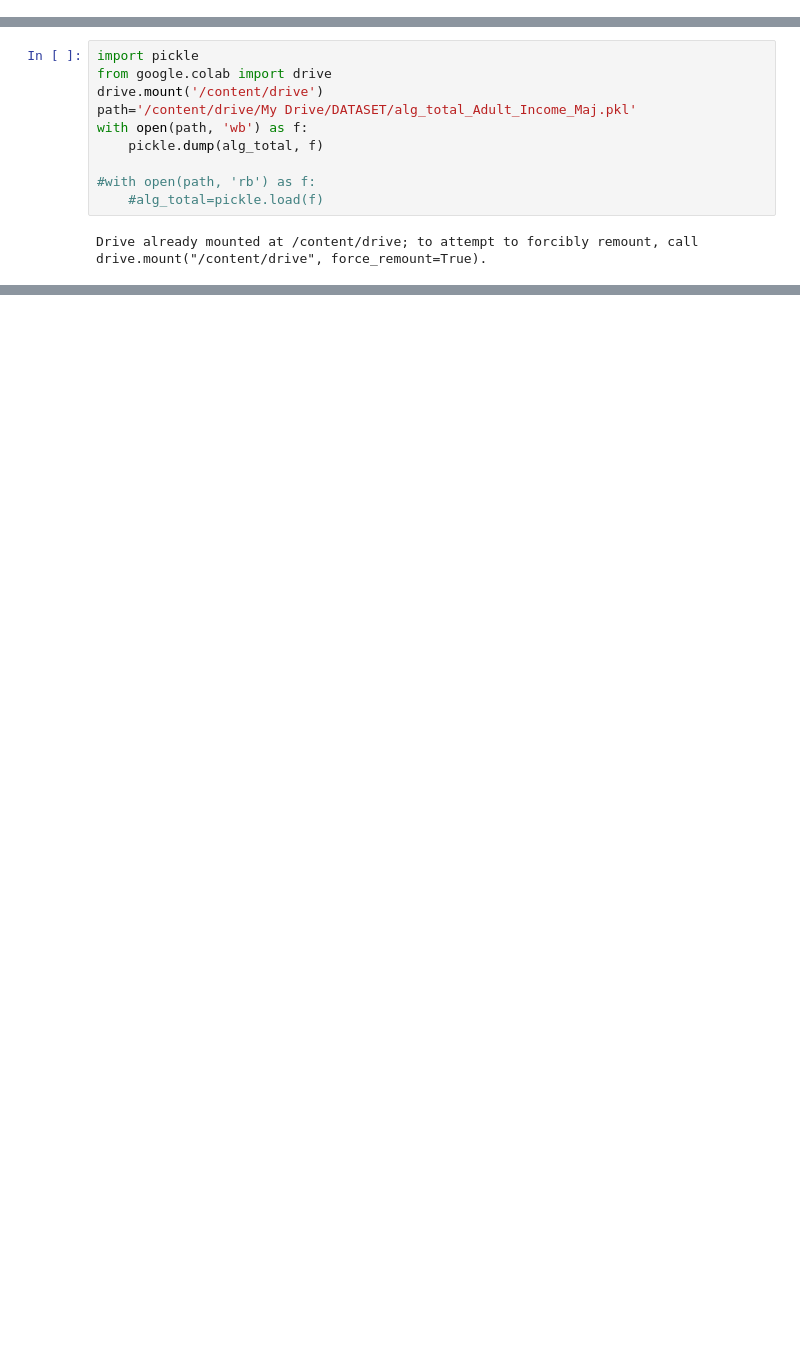
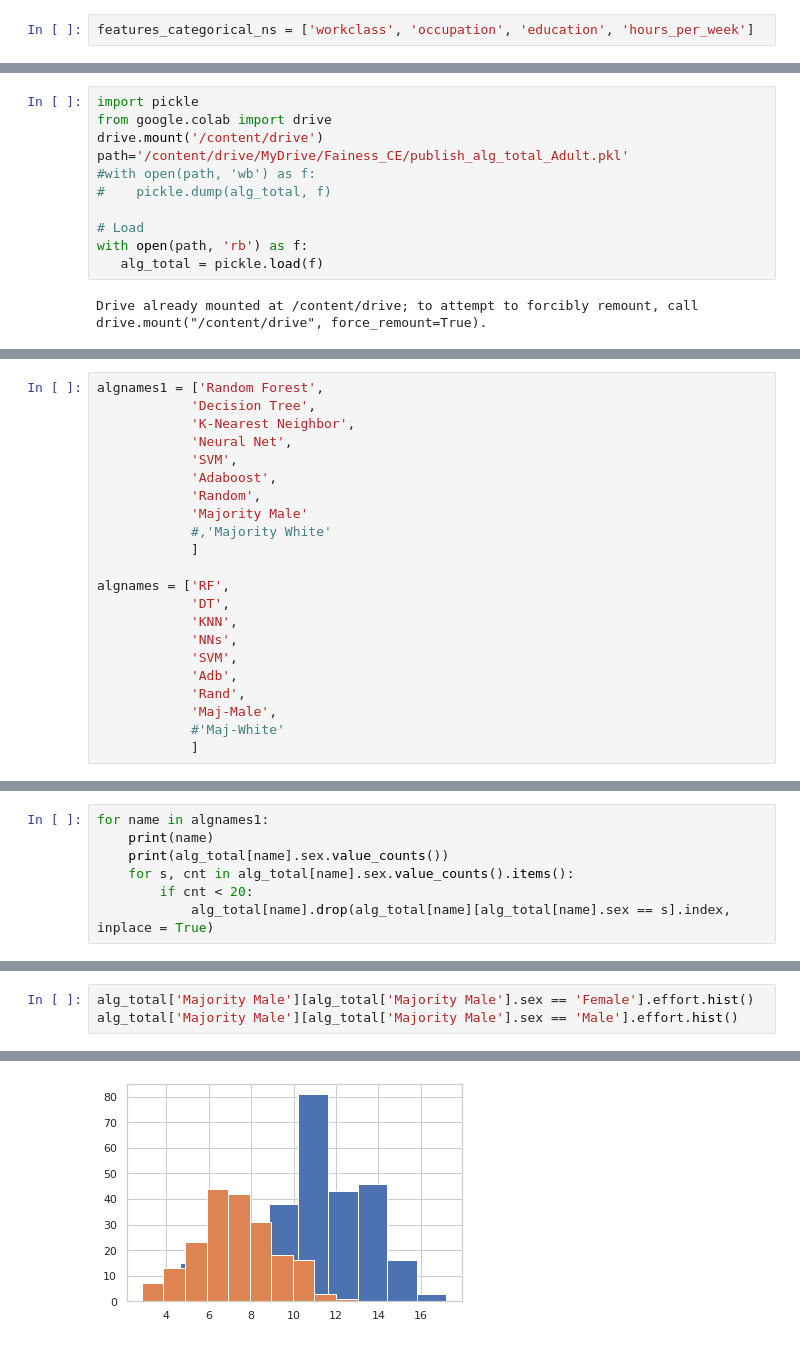
Before and after one commit to meysamvarasteh92/Fairness_Auditing_CEs, a Jupyter notebook: adults_CF_prediction.ipynb, the cells around one changed output, grey strips where cells are left out. Cells and saved outputs as stored; diff of their text form; blank space fills up the shorter version.

```diff
--- a/adults_CF_prediction.ipynb
+++ b/adults_CF_prediction.ipynb
@@ -692 +559,3 @@ counterfactuals_exp_o['Random Forest']
+# %%
+features_categorical_ns = ['workclass', 'occupation', 'education', 'hours_per_week']
 # %%
@@ -823,11 +738,12 @@ alg_total
 import pickle
 from google.colab import drive
 drive.mount('/content/drive')
-path='/content/drive/My Drive/DATASET/alg_total_Adult_Income_Maj.pkl'
-with open(path, 'wb') as f:
-    pickle.dump(alg_total, f)
+path='/content/drive/MyDrive/Fainess_CE/publish_alg_total_Adult.pkl'
+#with open(path, 'wb') as f:
+#    pickle.dump(alg_total, f)
 
-#with open(path, 'rb') as f:
-    #alg_total=pickle.load(f)
+# Load
+with open(path, 'rb') as f:
+   alg_total = pickle.load(f)
 # %% [output]
 Drive already mounted at /content/drive; to attempt to forcibly remount, call drive.mount("/content/drive", force_remount=True).
@@ -995,0 +758,22 @@ Majority White Other 14.5
+# %%
+algnames1 = ['Random Forest',
+            'Decision Tree',
+            'K-Nearest Neighbor',
+            'Neural Net',
+            'SVM',
+            'Adaboost',
+            'Random',
+            'Majority Male'
+            #,'Majority White'
+            ]
+
+algnames = ['RF',
+            'DT',
+            'KNN',
+            'NNs',
+            'SVM',
+            'Adb',
+            'Rand',
+            'Maj-Male',
+            #'Maj-White'
+            ]
@@ -995,0 +784,7 @@ Majority White Other 14.5
+# %%
+for name in algnames1:
+    print(name)
+    print(alg_total[name].sex.value_counts())
+    for s, cnt in alg_total[name].sex.value_counts().items():
+        if cnt < 20:
+            alg_total[name].drop(alg_total[name][alg_total[name].sex == s].index, inplace = True)
@@ -995,0 +811,4 @@ Majority White Other 14.5
+# %%
+alg_total['Majority Male'][alg_total['Majority Male'].sex == 'Female'].effort.hist()
+alg_total['Majority Male'][alg_total['Majority Male'].sex == 'Male'].effort.hist()
+# %% [output]
@@ -995,0 +816 @@ Majority White Other 14.5
+[figure, added]
```
Also changed, not shown: parts of 90 cells of this notebook.
